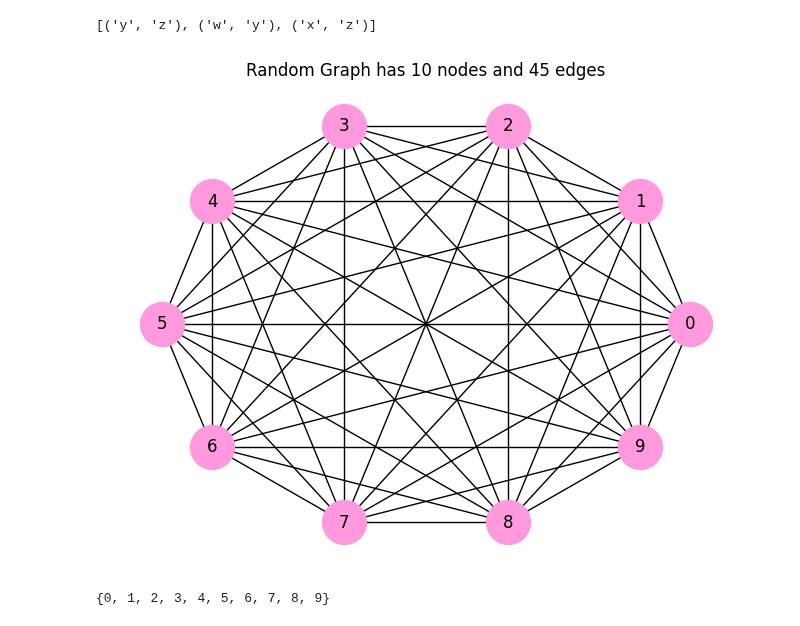
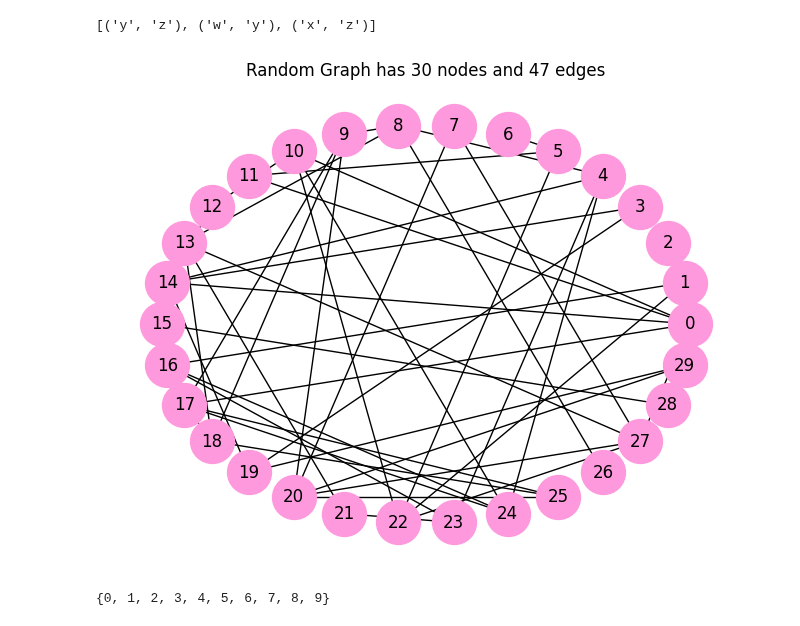
Before and after one commit to alirempel/cap-comp215, a Jupyter notebook: labs/lab04-graphs.ipynb, the cells around one changed output. Drawn from its saved outputs; the diff is of its cells as text; code cells hidden in the pictures.

```diff
--- a/labs/lab04-graphs.ipynb
+++ b/labs/lab04-graphs.ipynb
@@ -72,21 +72,21 @@ def make_random_graph(n, p):
     graph.add_edges_from(random_pairs(labels, p))
     return graph
 # %%
-N = 10
-p = 1
+N = 30
+p = .103
 
 random_graph = make_random_graph(N, p)
 
 nx.draw_circular(random_graph,
                  node_color='#ff99dd',
                  node_size=1000,
                  with_labels=True)
 plt.gca().set(
     title=f'Random Graph has {random_graph.number_of_nodes()} nodes and {random_graph.number_of_edges()} edges'
 )
 plt.show()
 # %% [output]
-[figure, old version]
+[figure, new version]
 # %%
 def reachable_nodes(graph, start):
     """ return the set of nodes that are reachable from the given start node"""
```
Also changed, not shown: parts of 4 cells of this notebook.
